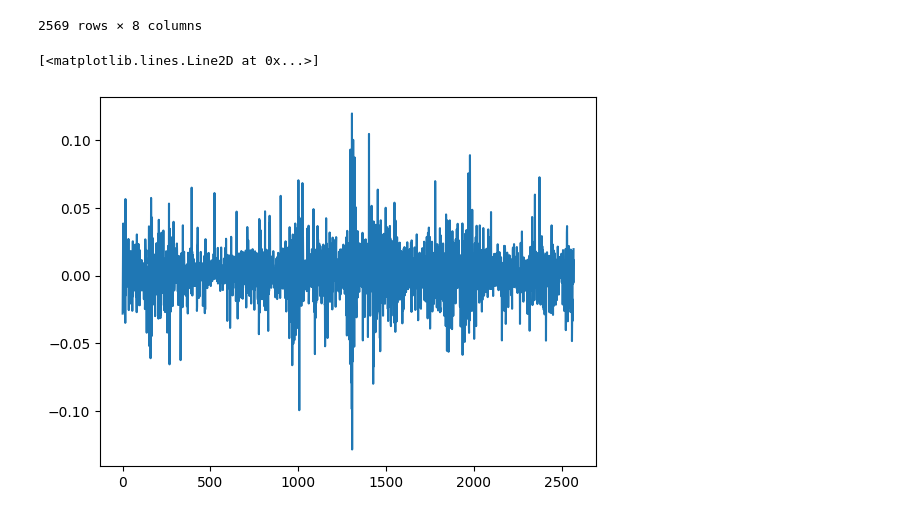
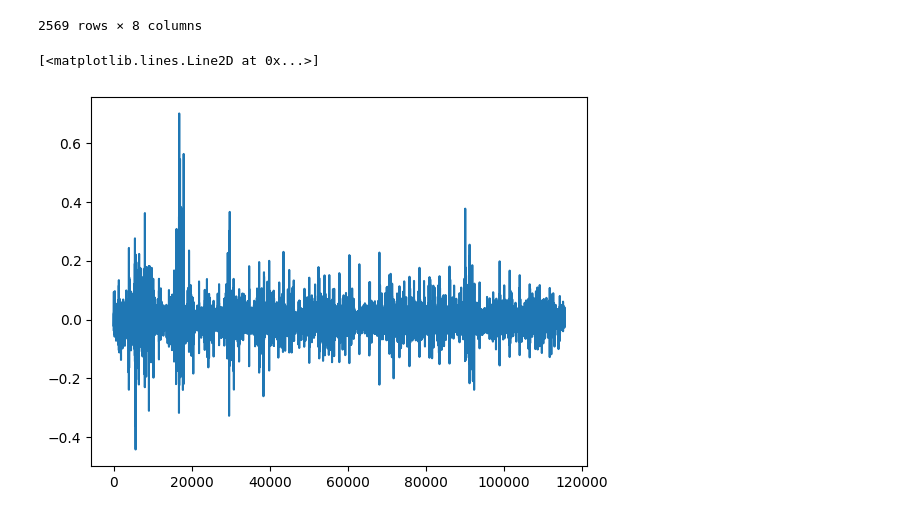
Before and after one commit to luxincchen/StockPricePrediction, a Jupyter notebook: test.ipynb, the cells around one changed output. Cells and saved outputs as stored; diff of their text form; code cells hidden in the pictures.

```diff
--- a/test.ipynb
+++ b/test.ipynb
@@ -4,5 +4,12 @@ print("hello")
 hello
 # %%
 import pandas as pd
-df = pd.read_csv("data/train/stocks/AAPL.csv")
+import os
+
+all_stocks = os.listdir("data/train/stocks")
+all_dfs = []
+for stock in all_stocks:
+    all_dfs.append(pd.read_csv(f"data/train/stocks/{stock}"))
+
+df = pd.concat(all_dfs)
 # %%
@@ -52,10 +61,10 @@ df_test
 2569 rows × 8 columns
 # %%
 import matplotlib.pyplot as plt
-plt.plot(range(2569), df["Returns"])
+plt.plot(range(115605), df["Returns"])
 # %% [output]
 [<matplotlib.lines.Line2D at 0x...>]
-[figure, old version]
+[figure, new version]
 # %%
 from sklearn.linear_model import LinearRegression
 # %%
```
Also changed, not shown: parts of 30 cells of this notebook, 5 other files.
